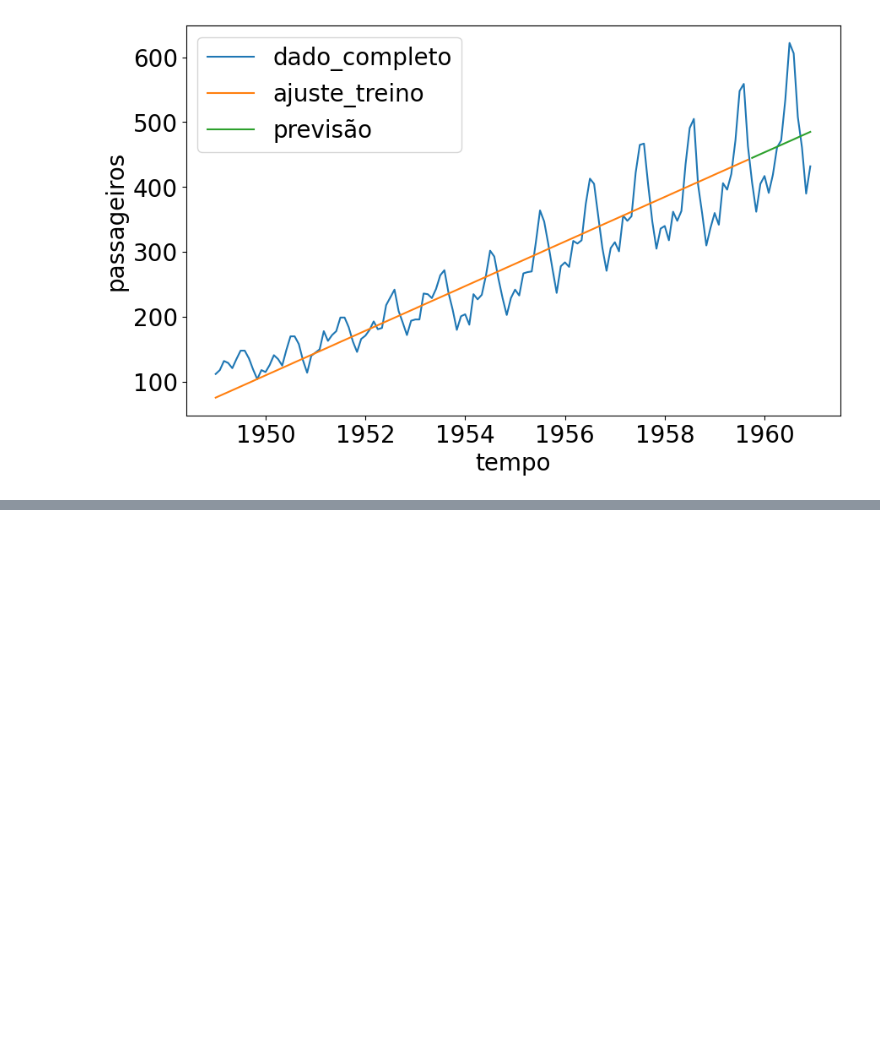
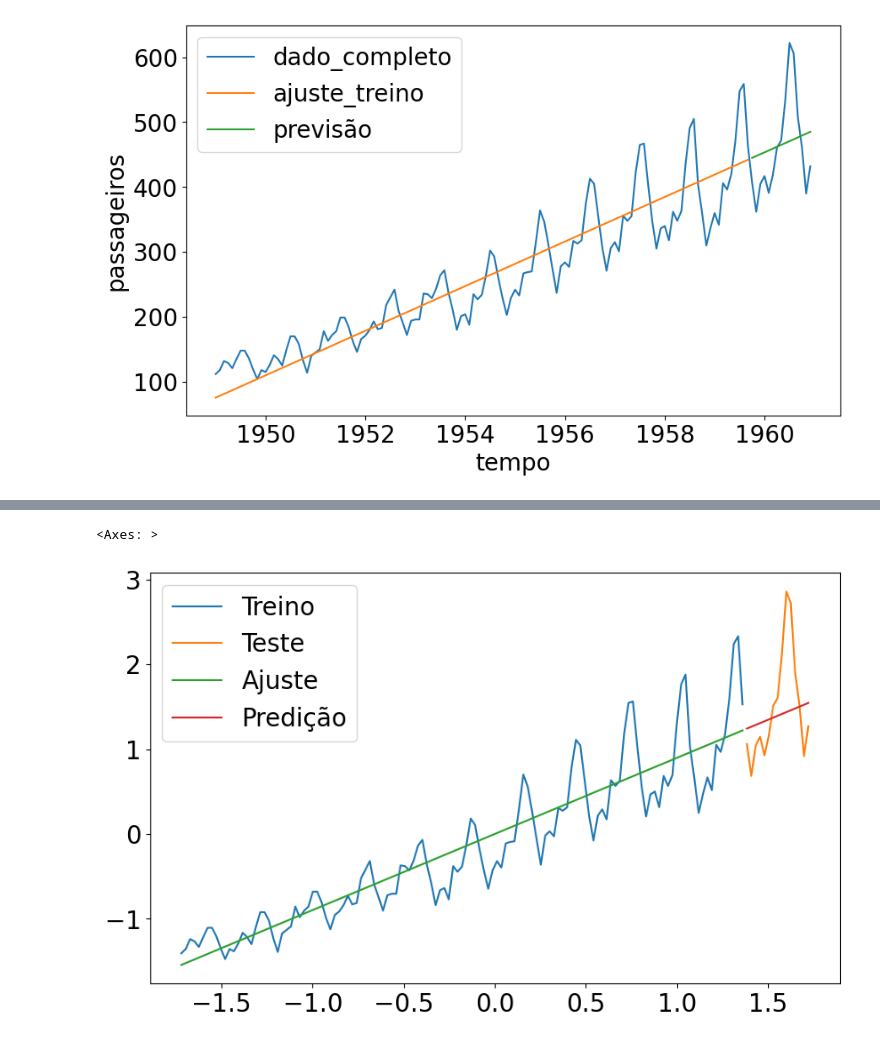
Before and after one commit to Heitorccf/Alura-Forecasting, a Jupyter notebook: exploitation.ipynb, the cells around one changed output, grey strips where cells are left out. Drawn from its saved outputs; the diff is of its cells as text; code cells hidden in the pictures; blank space fills up the shorter version.

```diff
--- a/exploitation.ipynb
+++ b/exploitation.ipynb
@@ -242,0 +249,2 @@ sns.lineplot(x="Tempo", y="Passageiros", data=resultado_transf_teste, label="pre
+# %%
+regressor2.compile(loss="mean_squared_error", optimizer="adam")
@@ -242,0 +273,2 @@ sns.lineplot(x="Tempo", y="Passageiros", data=resultado_transf_teste, label="pre
+# %%
+regressor2.fit(x_treino, y_treino, epochs=200)
@@ -242,0 +294,2 @@ sns.lineplot(x="Tempo", y="Passageiros", data=resultado_transf_teste, label="pre
+# %%
+y_pred=regressor2.predict(x_treino)
@@ -242,0 +298,2 @@ sns.lineplot(x="Tempo", y="Passageiros", data=resultado_transf_teste, label="pre
+# %%
+y_pred_teste=regressor2.predict(x_teste)
@@ -242,0 +302,8 @@ sns.lineplot(x="Tempo", y="Passageiros", data=resultado_transf_teste, label="pre
+# %%
+sns.lineplot(x=x_treino, y=y_treino, label="Treino")
+sns.lineplot(x=x_teste, y=y_teste, label="Teste")
+sns.lineplot(x=x_treino, y=y_pred[:,0], label="Ajuste")
+sns.lineplot(x=x_teste, y=y_pred_teste[:,0], label="Predição")
+# %% [output]
+<Axes: >
+[figure, added]
```
Also changed, not shown: parts of 6 cells of this notebook.
